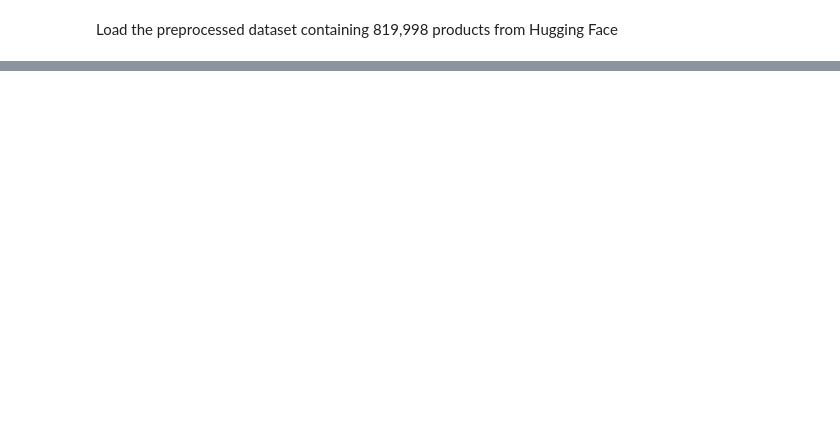
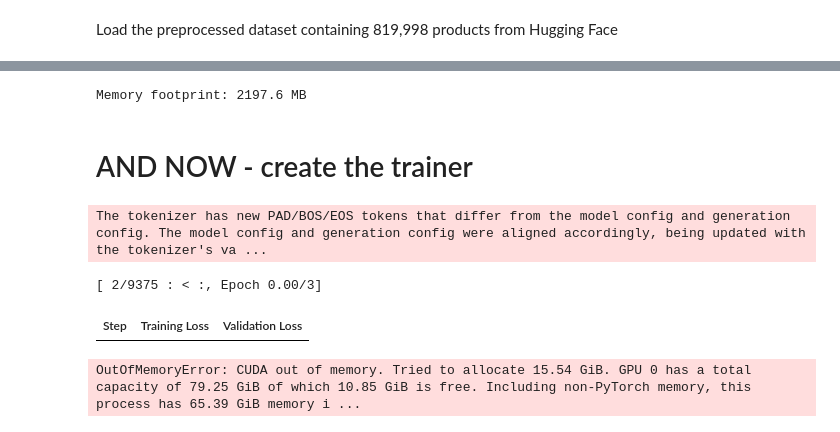
Before and after one commit to Don4141/ProductPriceAI, a Jupyter notebook: Training_OpenSource_Model.ipynb, the cells around one changed output, grey strips where cells are left out. Drawn from its saved outputs; the diff is of its cells as text; code cells hidden in the pictures; blank space fills up the shorter version.

```diff
--- a/Training_OpenSource_Model.ipynb
+++ b/Training_OpenSource_Model.ipynb
@@ -59,0 +442,5 @@ print(f"Loaded {len(train):,} training items, {len(val):,} validation items, {le
+# %%
+dataset = load_dataset(DATASET_NAME)
+train = dataset['train']
+val = dataset['val'].select(range(VAL_SIZE))
+test = dataset['test']
@@ -59,0 +473,26 @@ print(f"Loaded {len(train):,} training items, {len(val):,} validation items, {le
+# %%
+# Load the Tokenizer and the Model
+tokenizer = AutoTokenizer.from_pretrained(BASE_MODEL, trust_remote_code=True)
+tokenizer.pad_token = tokenizer.eos_token
+tokenizer.padding_side = "right"
+
+base_model = AutoModelForCausalLM.from_pretrained(
+    BASE_MODEL,
+    quantization_config=quant_config,
+    device_map="auto",
+)
+base_model.generation_config.pad_token_id = tokenizer.pad_token_id
+
+print(f"Memory footprint: {base_model.get_memory_footprint() / 1e6:.1f} MB")
+# %% [output]
+Memory footprint: 2197.6 MB
+# %%
+# LoRA Parameters
+lora_parameters = LoraConfig(
+    lora_alpha=LORA_ALPHA,
+    lora_dropout=LORA_DROPOUT,
+    r=LORA_R,
+    bias="none",
+    task_type="CAUSAL_LM",
+    target_modules=TARGET_MODULES,
+)
@@ -59,0 +552,21 @@ print(f"Loaded {len(train):,} training items, {len(val):,} validation items, {le
+# %% [markdown]
+# AND NOW - create the trainer
+# %%
+fine_tuning = SFTTrainer(
+    model=base_model,
+    train_dataset=train,
+    eval_dataset=val,
+    peft_config=lora_parameters,
+    args=train_parameters
+)
+# %%
+# Fine-tune!
+fine_tuning.train()
+# Push our fine-tuned model to Hugging Face
+fine_tuning.model.push_to_hub(PROJECT_RUN_NAME, private=True)
+print(f"Saved to the hub: {PROJECT_RUN_NAME}")
+# %% [output]
+The tokenizer has new PAD/BOS/EOS tokens that differ from the model config and generation config. The model config and generation config were aligned accordingly, being updated with the tokenizer's va ...
+[ 2/9375 : < :, Epoch 0.00/3]
+| Step | Training Loss | Validation Loss |
+OutOfMemoryError: CUDA out of memory. Tried to allocate 15.54 GiB. GPU 0 has a total capacity of 79.25 GiB of which 10.85 GiB is free. Including non-PyTorch memory, this process has 65.39 GiB memory i ...
```
Also changed, not shown: parts of 60 cells of this notebook.
